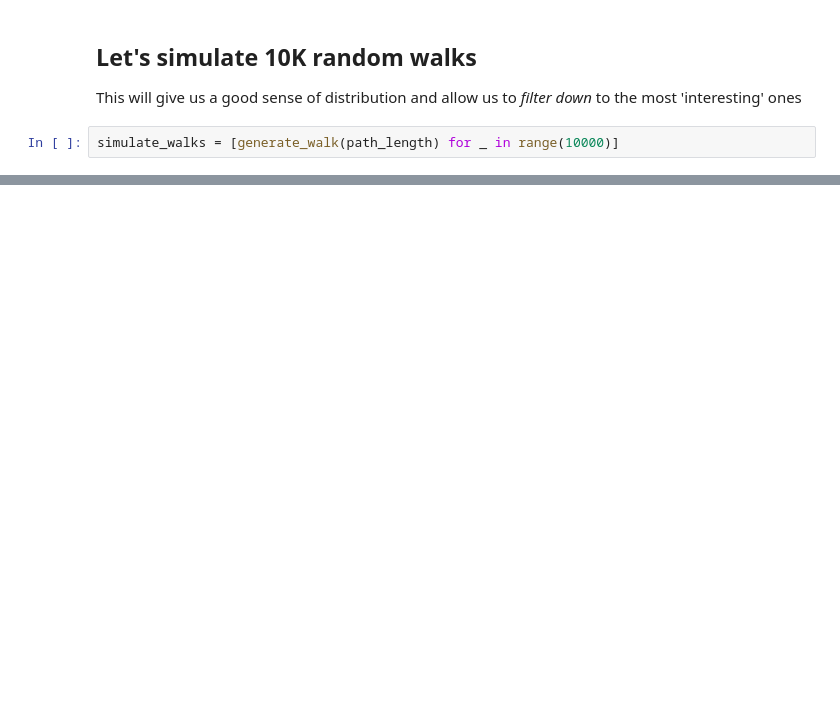
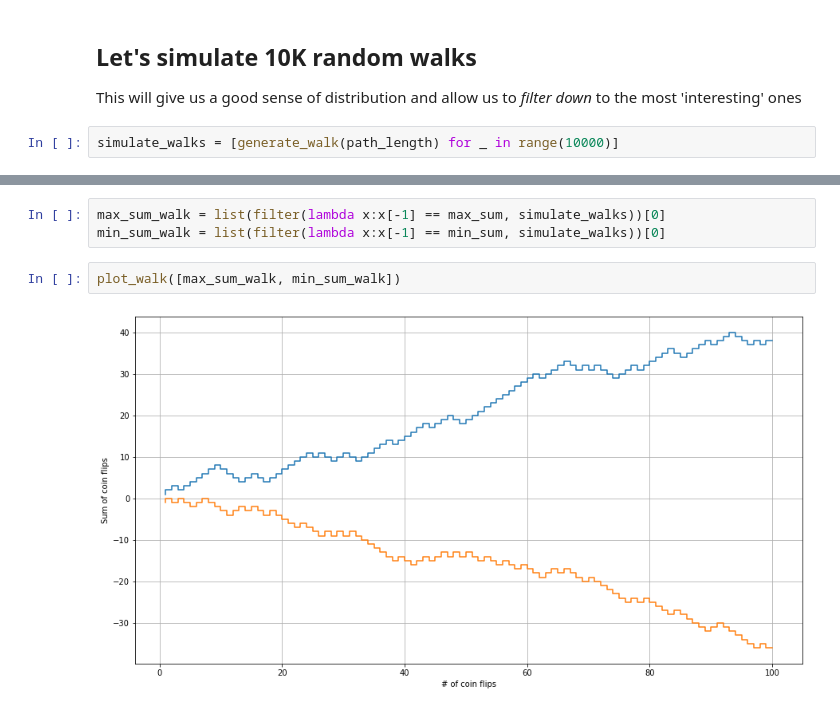
Before and after one commit to navshaikh/analysis, a Jupyter notebook: notebooks/Random Walk.ipynb, the cells around one changed output, grey strips where cells are left out. Saved outputs shown, nothing was run; the diff lists cells and outputs as text; blank space fills up the shorter version.

```diff
--- a/notebooks/Random Walk.ipynb
+++ b/notebooks/Random Walk.ipynb
@@ -94,0 +115,7 @@ Average: 0.077
+# %%
+max_sum_walk = list(filter(lambda x:x[-1] == max_sum, simulate_walks))[0]
+min_sum_walk = list(filter(lambda x:x[-1] == min_sum, simulate_walks))[0]
+# %%
+plot_walk([max_sum_walk, min_sum_walk])
+# %% [output]
+[figure, added]
```
Also changed, not shown: parts of 17 cells of this notebook.
